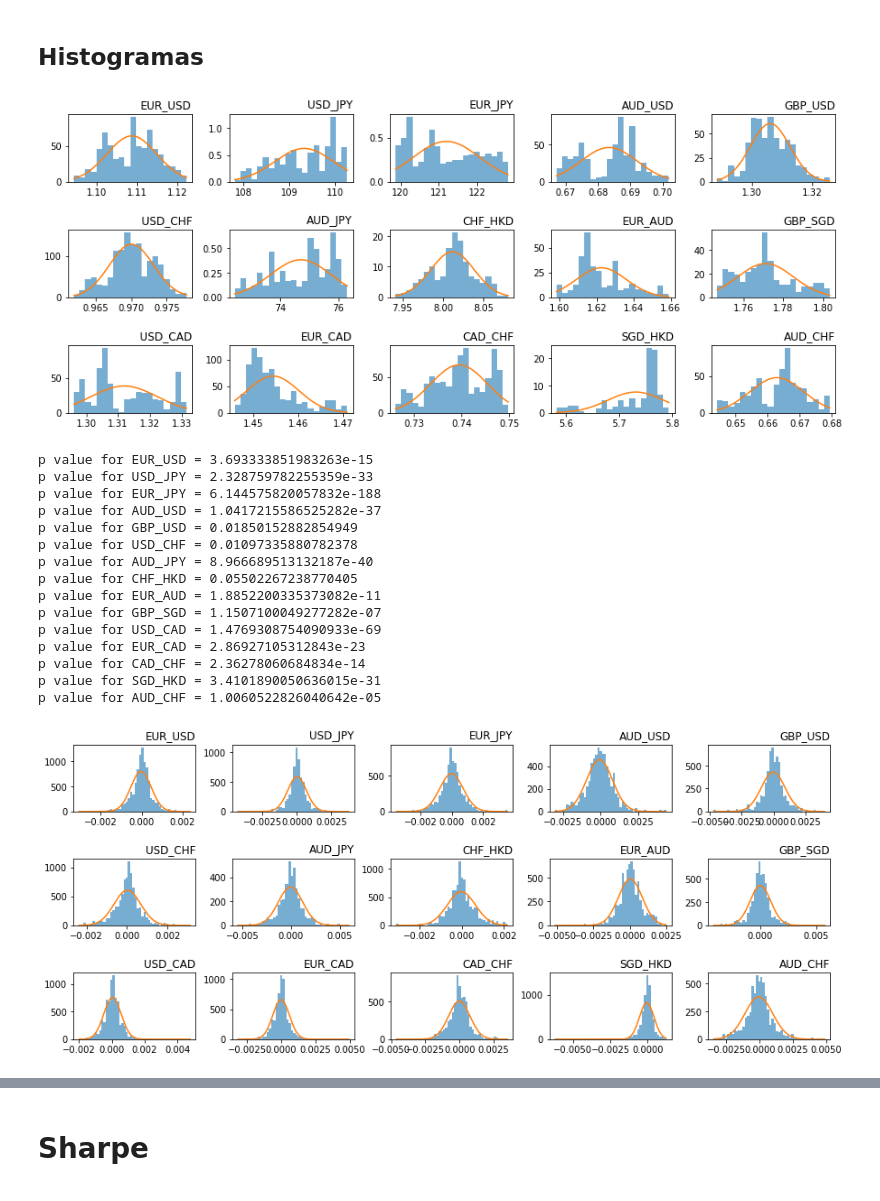
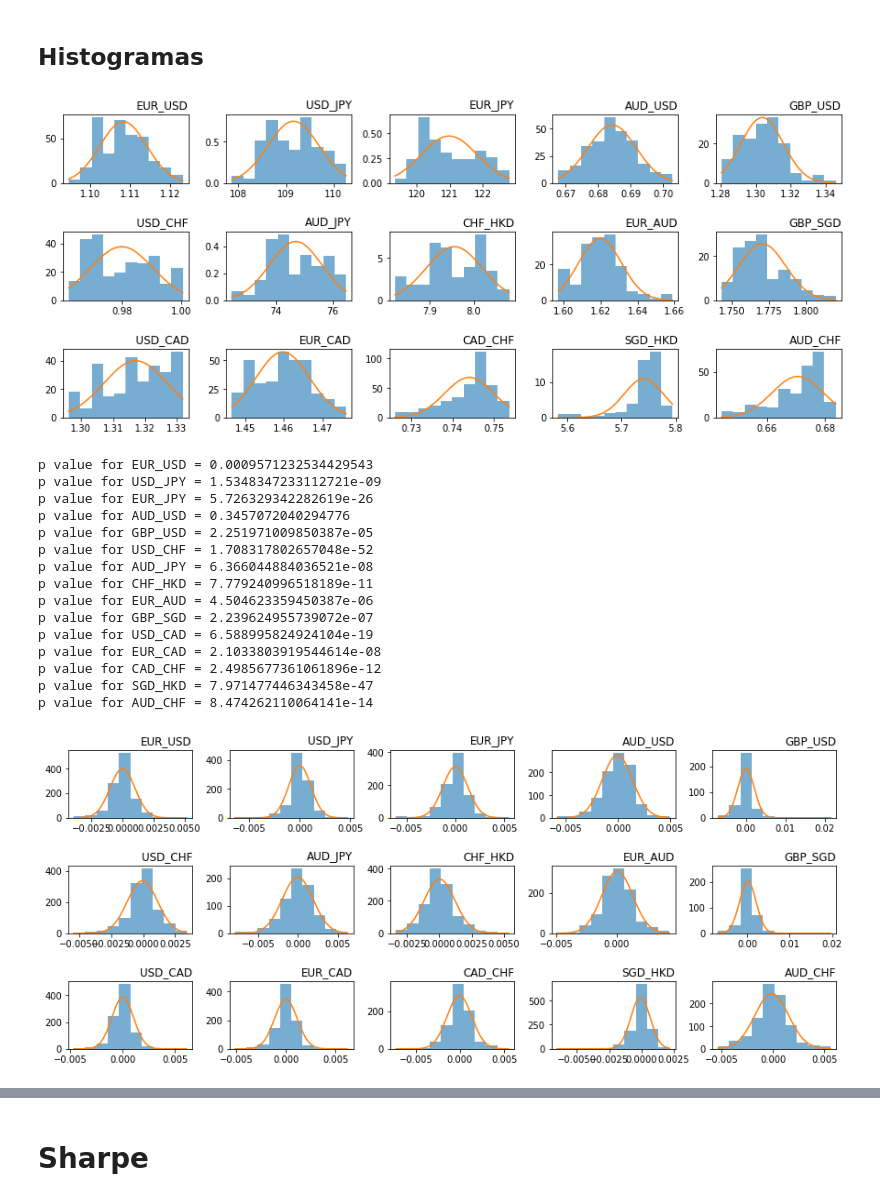
Before and after one commit to violetarcia/LAB_01_KVGH, a Jupyter notebook: LAB_1.ipynb, the cells around one changed output, grey strips where cells are left out. Drawn from its saved outputs; the diff is of its cells as text; code cells hidden in the pictures.

```diff
--- a/LAB_1.ipynb
+++ b/LAB_1.ipynb
@@ -41,9 +42,9 @@ pd.set_option('display.max_rows', 8)
 '''
 def Divisa(ins):
     OA_Ak = '800f1b3f91d7cb0a713c532e17823f6d-f9acd6a21490f97aef649dfd8e723435'
-    OA_Gn = "H1"                                                     # Granularidad
-    fini = pd.to_datetime("2020-01-01 00:00:00").tz_localize('GMT')  # Fecha inicial
-    ffin = pd.to_datetime("2020-02-08 00:00:00").tz_localize('GMT')  # Fecha final
+    OA_Gn = "H4"                                                     # Granularidad
+    fini = pd.to_datetime("2019-11-11 00:00:00").tz_localize('GMT')  # Fecha inicial
+    ffin = pd.to_datetime("2020-02-09 00:00:00").tz_localize('GMT')  # Fecha final
 
     # Descargar precios masivos
     df = fn.f_precios_masivos(p0_fini=fini, p1_ffin=ffin, p2_gran=OA_Gn, p3_inst=ins, p4_oatk=OA_Ak, p5_ginc=4900)
@@ -243,11 +228,11 @@ fig.subplots_adjust(hspace = .7, wspace=.3)
 data = np.arange(len(rend.columns))
 
 for ax, d in zip(axs.ravel(), data):
-    ax.hist(closes.iloc[:,d], bins = 20, density = True, alpha = 0.6)
+    ax.hist(closes.iloc[:,d], bins = 10, density = True, alpha = 0.6)
     Normal(closes.iloc[:,d])
     ax.set_title(instrument[d], loc = 'right')
 # %% [output]
-[figure, old version]
+[figure, new version]
 # %%
 def Normal_Test(y, name):
     s,p = st.mstats.normaltest(y)
@@ -255,34 +240,34 @@ def Normal_Test(y, name):
     return p
 normp_clo = [Normal_Test(closes.iloc[:,i], instrument[i]) for i in range(len(rend.columns))]
 # %% [output]
-p value for EUR_USD = 3.693333851983263e-15
-p value for USD_JPY = 2.328759782255359e-33
-p value for EUR_JPY = 6.144575820057832e-188
-p value for AUD_USD = 1.0417215586525282e-37
-p value for GBP_USD = 0.01850152882854949
-p value for USD_CHF = 0.01097335880782378
-p value for AUD_JPY = 8.966689513132187e-40
-p value for CHF_HKD = 0.05502267238770405
-p value for EUR_AUD = 1.8852200335373082e-11
-p value for GBP_SGD = 1.1507100049277282e-07
-p value for USD_CAD = 1.4769308754090933e-69
-p value for EUR_CAD = 2.86927105312843e-23
-p value for CAD_CHF = 2.36278060684834e-14
-p value for SGD_HKD = 3.4101890050636015e-31
-p value for AUD_CHF = 1.0060522826040642e-05
+p value for EUR_USD = 0.0009571232534429543
+p value for USD_JPY = 1.5348347233112721e-09
+p value for EUR_JPY = 5.726329342282619e-26
+p value for AUD_USD = 0.3457072040294776
+p value for GBP_USD = 2.251971009850387e-05
+p value for USD_CHF = 1.708317802657048e-52
+p value for AUD_JPY = 6.366044884036521e-08
+p value for CHF_HKD = 7.779240996518189e-11
+p value for EUR_AUD = 4.504623359450387e-06
+p value for GBP_SGD = 2.239624955739072e-07
+p value for USD_CAD = 6.588995824924104e-19
+p value for EUR_CAD = 2.1033803919544614e-08
+p value for CAD_CHF = 2.4985677361061896e-12
+p value for SGD_HKD = 7.971477446343458e-47
+p value for AUD_CHF = 8.474262110064141e-14
 # %%
 # Graficas
 fig, axs = plt.subplots(3,5, figsize=(15, 6))
 fig.subplots_adjust(hspace = .7, wspace=.3)
 
 data = np.arange(len(rend.columns))
 
 for ax, d in zip(axs.ravel(), data):
-    ax.hist(rend.iloc[:,d], bins = 50, density = True, alpha = 0.6)
+    ax.hist(rend.iloc[:,d], bins = 10, density = True, alpha = 0.6)
     Normal(rend.iloc[:,d])
     ax.set_title(instrument[d], loc = 'right')
 # %% [output]
-[figure, old version]
+[figure, new version]
 # %%
 normp_rend = [Normal_Test(rend.iloc[:,i], instrument[i]) for i in range(len(rend.columns))]
 # %% [output]
```
Also changed, not shown: parts of 18 cells of this notebook.
